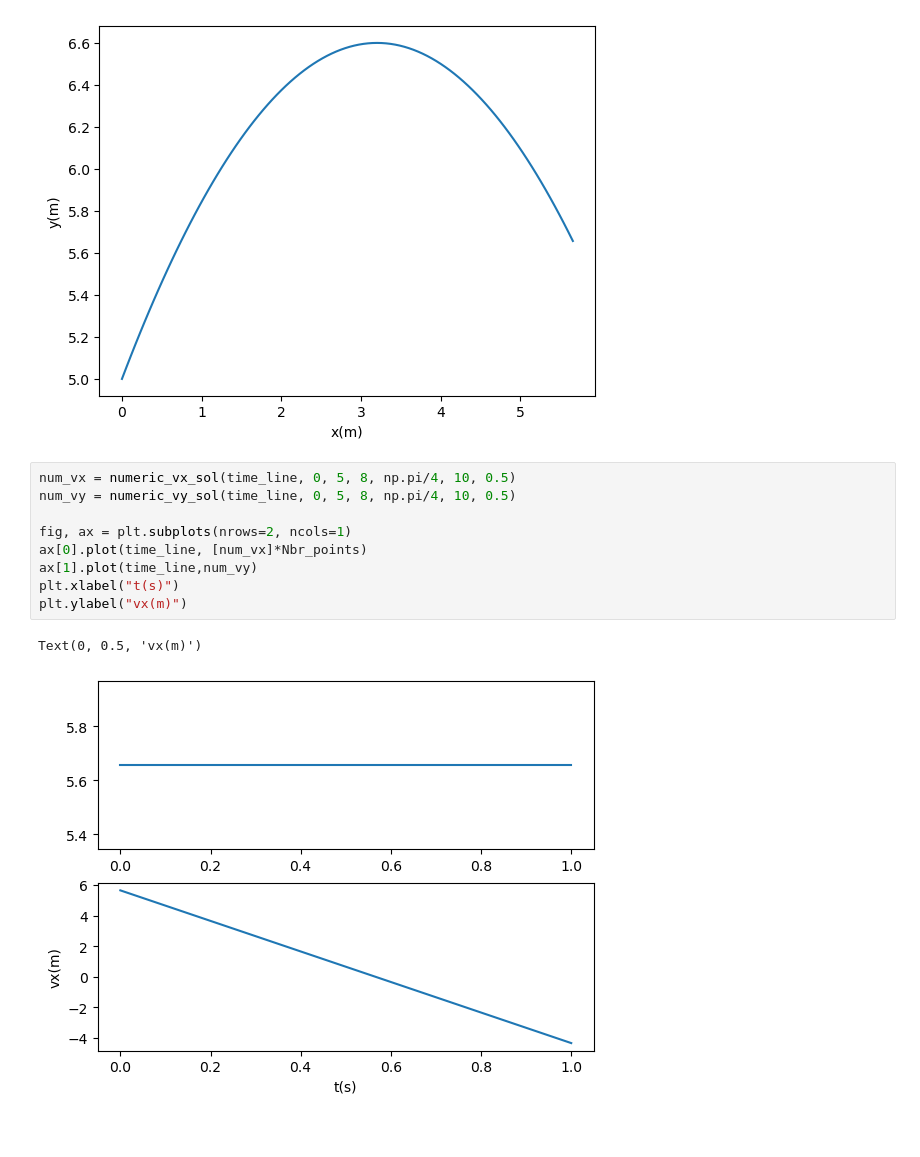
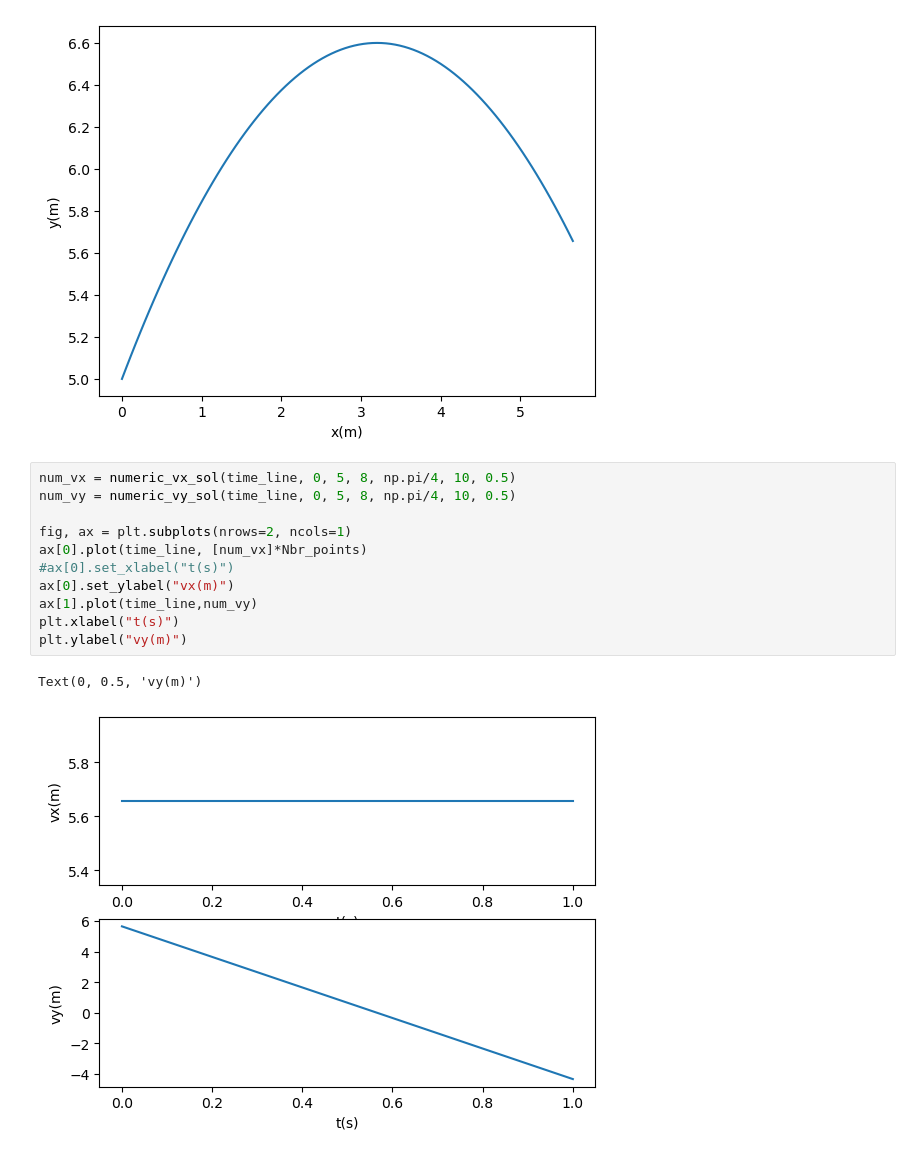
Before and after one commit to M-Bouchaala/trajectory_simulation, a Jupyter notebook: trajectory.ipynb, the cells around one changed output. Saved outputs shown, nothing was run; the diff lists cells and outputs as text.

```diff
--- a/trajectory.ipynb
+++ b/trajectory.ipynb
@@ -63,12 +63,14 @@ Text(0, 0.5, 'y(m)')
 # %%
 num_vx = numeric_vx_sol(time_line, 0, 5, 8, np.pi/4, 10, 0.5)
 num_vy = numeric_vy_sol(time_line, 0, 5, 8, np.pi/4, 10, 0.5)
 
 fig, ax = plt.subplots(nrows=2, ncols=1)
 ax[0].plot(time_line, [num_vx]*Nbr_points)
+#ax[0].set_xlabel("t(s)")
+ax[0].set_ylabel("vx(m)")
 ax[1].plot(time_line,num_vy)
 plt.xlabel("t(s)")
-plt.ylabel("vx(m)")
+plt.ylabel("vy(m)")
 # %% [output]
-Text(0, 0.5, 'vx(m)')
+Text(0, 0.5, 'vy(m)')
-[figure, old version]
+[figure, new version]
```
